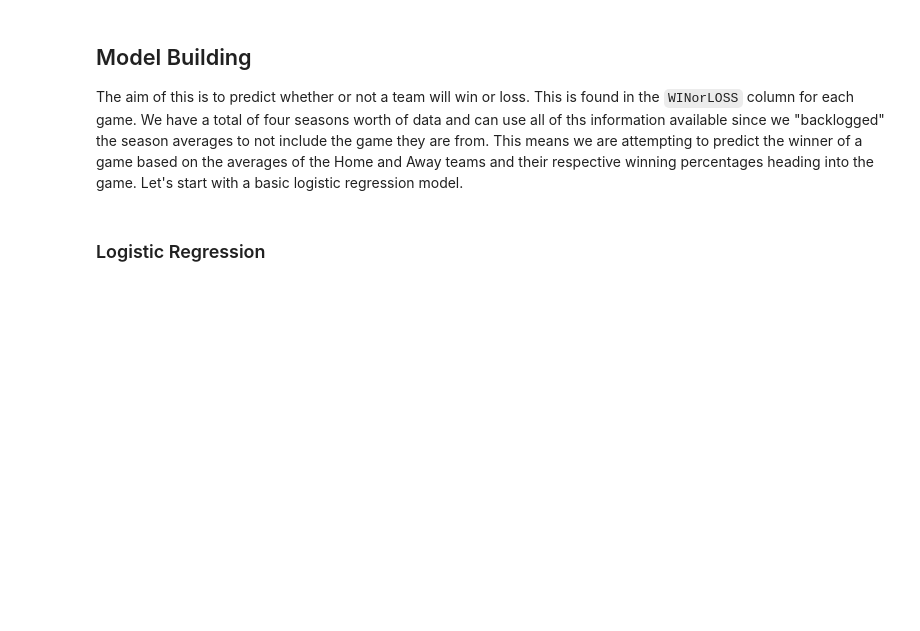
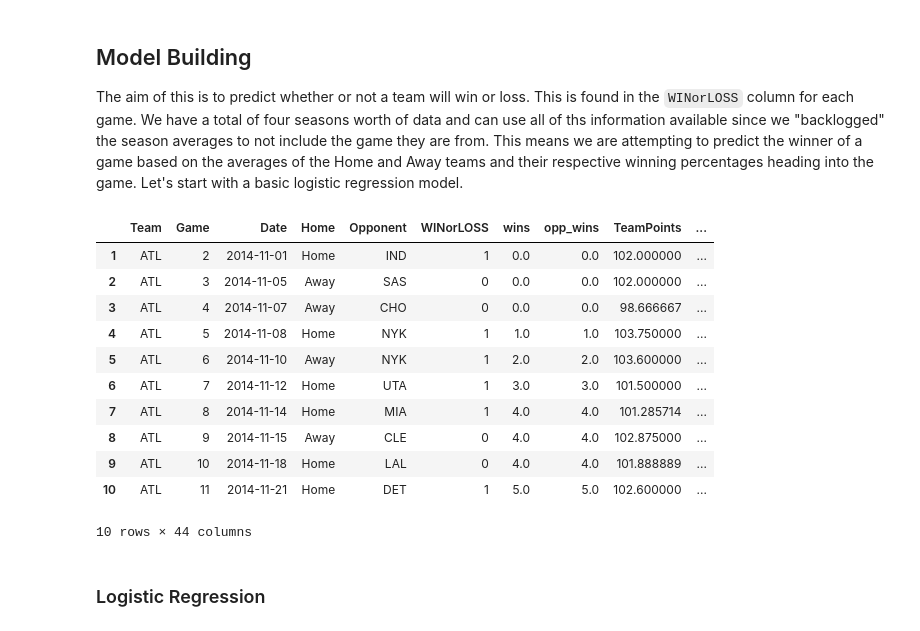
Before and after one commit to Ivanecky/NBA, a Jupyter notebook: NBA Games Analysis.ipynb, the cells around one changed output. Drawn from its saved outputs; the diff is of its cells as text; code cells hidden in the pictures; blank space fills up the shorter version.

```diff
--- a/NBA Games Analysis.ipynb
+++ b/NBA Games Analysis.ipynb
@@ -211,3 +203,6 @@ display(nba)
+# %%
+# Drop first game from each season
+nba = nba[nba.Game != 1]
 # %% [markdown]
 #### Create winning pct column
 Get the team's current winning pct.
@@ -246,6 +280,22 @@ The aim of this is to predict whether or not a team will win or loss. This is fo
 # %%
 # Converting WINorLOSS into a numeric column
 nba['WINorLOSS'] = np.where(nba['WINorLOSS'] == 'W', 1, 0)
+# %%
+# Print out dataframe
+nba.head(10)
+# %% [output]
+|  | Team | Game | Date | Home | Opponent | WINorLOSS | wins | opp_wins | TeamPoints | ... |
+| 1 | ATL | 2 | 2014-11-01 | Home | IND | 1 | 0.0 | 0.0 | 102.000000 | ... |
+| 2 | ATL | 3 | 2014-11-05 | Away | SAS | 0 | 0.0 | 0.0 | 102.000000 | ... |
+| 3 | ATL | 4 | 2014-11-07 | Away | CHO | 0 | 0.0 | 0.0 | 98.666667 | ... |
+| 4 | ATL | 5 | 2014-11-08 | Home | NYK | 1 | 1.0 | 1.0 | 103.750000 | ... |
+| 5 | ATL | 6 | 2014-11-10 | Away | NYK | 1 | 2.0 | 2.0 | 103.600000 | ... |
+| 6 | ATL | 7 | 2014-11-12 | Home | UTA | 1 | 3.0 | 3.0 | 101.500000 | ... |
+| 7 | ATL | 8 | 2014-11-14 | Home | MIA | 1 | 4.0 | 4.0 | 101.285714 | ... |
+| 8 | ATL | 9 | 2014-11-15 | Away | CLE | 0 | 4.0 | 4.0 | 102.875000 | ... |
+| 9 | ATL | 10 | 2014-11-18 | Home | LAL | 0 | 4.0 | 4.0 | 101.888889 | ... |
+| 10 | ATL | 11 | 2014-11-21 | Home | DET | 1 | 5.0 | 5.0 | 102.600000 | ... |
+10 rows × 44 columns
 # %% [markdown]
 ### Logistic Regression
 # %% [markdown]
```
Also changed, not shown: parts of 32 cells of this notebook, 1 other file.
